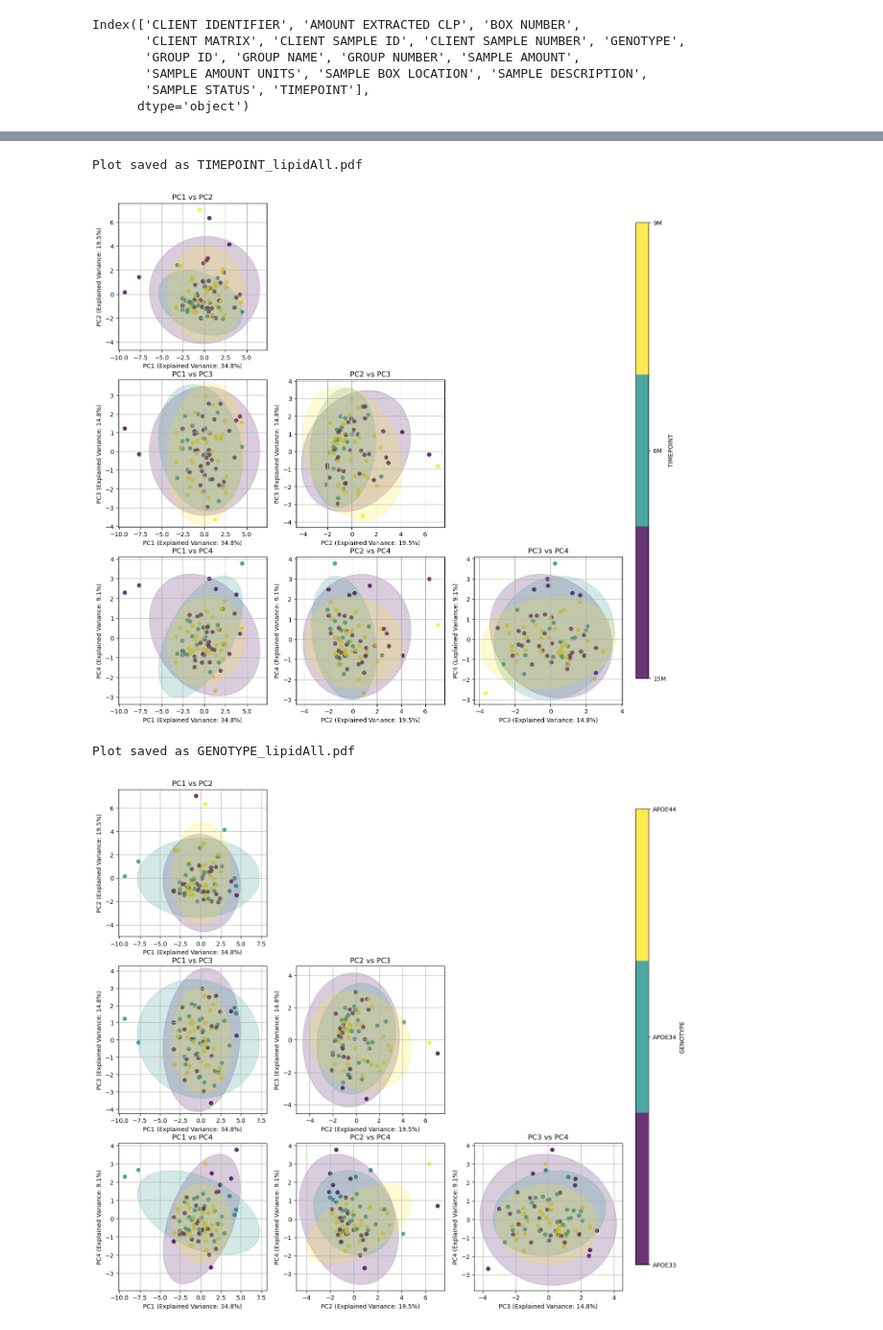
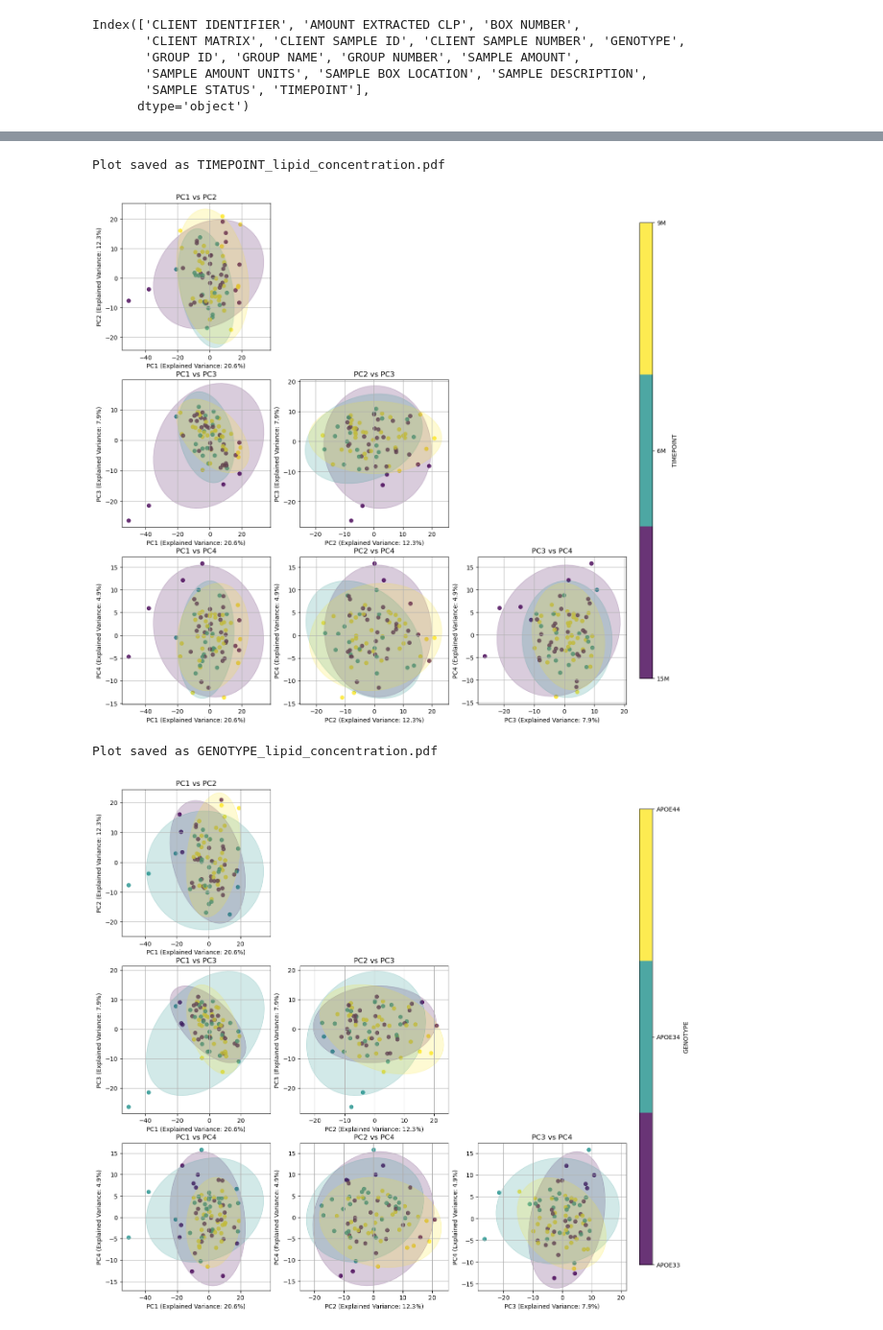
Before and after one commit to RaymondSHANG/P3_metabolon, a Jupyter notebook: code/data_preprocessing_lipidomics_Species.ipynb, the cells around one changed output, grey strips where cells are left out. Shown at 96% size. Cells and saved outputs as stored; diff of their text form; code cells hidden in the pictures.

```diff
--- a/code/data_preprocessing_lipidomics_Species.ipynb
+++ b/code/data_preprocessing_lipidomics_Species.ipynb
@@ -166,0 +226,9 @@ dtype: float64
+# %%
+# Data imputation
+filtered_data = filtered_data.infer_objects(copy=False)
+
+# Compute 0.5 * minimum for each column (ignoring NaNs)
+impute_values = 0.5 * filtered_data.min(skipna=True)
+
+# Fill NaNs with computed values
+filtered_data_filled = filtered_data.fillna(impute_values)
@@ -172,0 +289,7 @@ import seaborn as sns
+# %%
+
+# Avoid log transformation on zero values by adding a small constant
+small_value = filtered_data_filled[filtered_data_filled > 0].min().min() * 0.5
+log2_transformed_data = np.log2(filtered_data_filled.replace(0, small_value))
+
+#log2_transformed_data2 = np.log2(filtered_data_filled)
@@ -172,0 +302,18 @@ import seaborn as sns
+# %%
+# Create subplots for before and after transformation
+fig, axes = plt.subplots(1, 2, figsize=(12, 5))
+
+# Histogram before log2 transformation
+sns.histplot(filtered_data_filled.values.flatten(), bins=50, kde=True, ax=axes[0], color="blue")
+axes[0].set_title("Before Log2 Transformation")
+axes[0].set_xlabel("Lipid Concentration (uM)")
+axes[0].set_ylabel("Frequency")
+
+# Histogram after log2 transformation
+sns.histplot(log2_transformed_data.values.flatten(), bins=50, kde=True, ax=axes[1], color="red")
+axes[1].set_title("After Log2 Transformation")
+axes[1].set_xlabel("Log2(Lipid Concentration)")
+axes[1].set_ylabel("Frequency")
+
+plt.tight_layout()
+plt.show()
@@ -396,7 +518,7 @@ pca_df
 from sklearn.preprocessing import StandardScaler
 # Step 1: Scale the data
 scaler = StandardScaler()
-data_scaled = scaler.fit_transform(data)  # Standardize the data (mean=0, std=1)
+data_scaled = scaler.fit_transform(log2_transformed_data)  # Standardize the data (mean=0, std=1)
 
 # Step 2: Perform PCA
 pca = PCA(n_components=4)  # Adjust the number of components as needed
@@ -435,15 +557,15 @@ Plot saved as TIMEPOINT_lipidAll.pdf
 # %%
 col_select = "TIMEPOINT"
-plot_pca_triangular(pca_df,pca.explained_variance_ratio_,hue=col_select,save_path=col_select+"_lipidAll.pdf")
+plot_pca_triangular(pca_df,pca.explained_variance_ratio_,hue=col_select,save_path=col_select+"_"+tag+".pdf")
 # %% [output]
-Plot saved as TIMEPOINT_lipidAll.pdf
+Plot saved as TIMEPOINT_lipid_concentration.pdf
-[figure, old version]
+[figure, new version]
 # %%
 col_select = "GENOTYPE"
-plot_pca_triangular(pca_df,pca.explained_variance_ratio_,hue=col_select,save_path=col_select+"_lipidAll.pdf")
+plot_pca_triangular(pca_df,pca.explained_variance_ratio_,hue=col_select,save_path=col_select+"_"+tag+".pdf")
 # %% [output]
-Plot saved as GENOTYPE_lipidAll.pdf
+Plot saved as GENOTYPE_lipid_concentration.pdf
-[figure, old version]
+[figure, new version]
 # %%
 # Plot the PCA results
 plt.figure(figsize=(8, 6))
```
Also changed, not shown: parts of 33 cells of this notebook, 2 other files.
